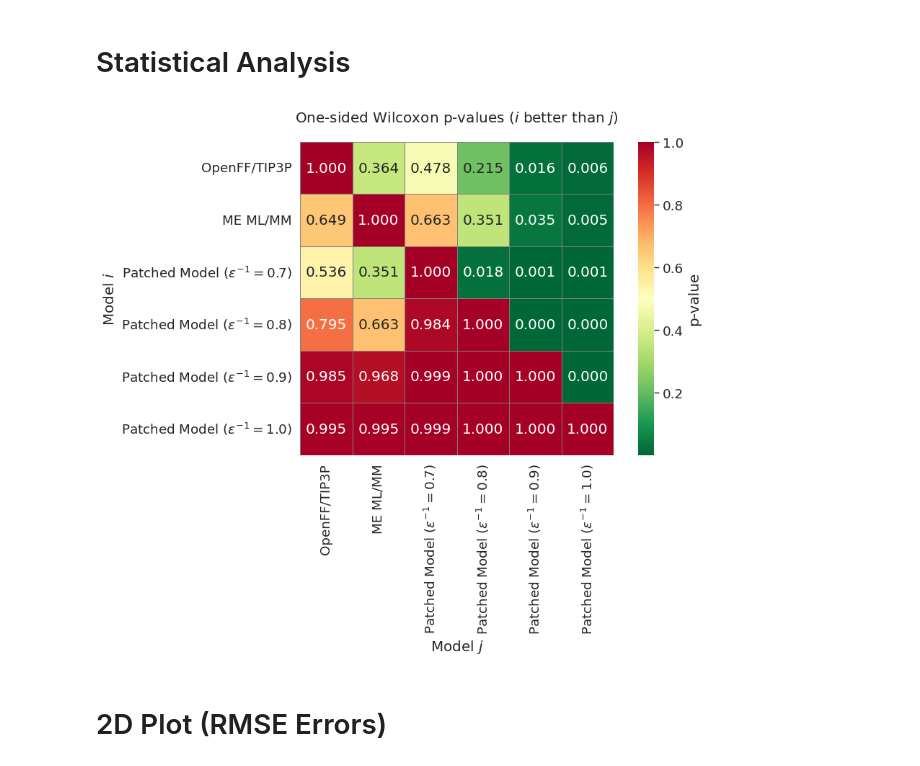
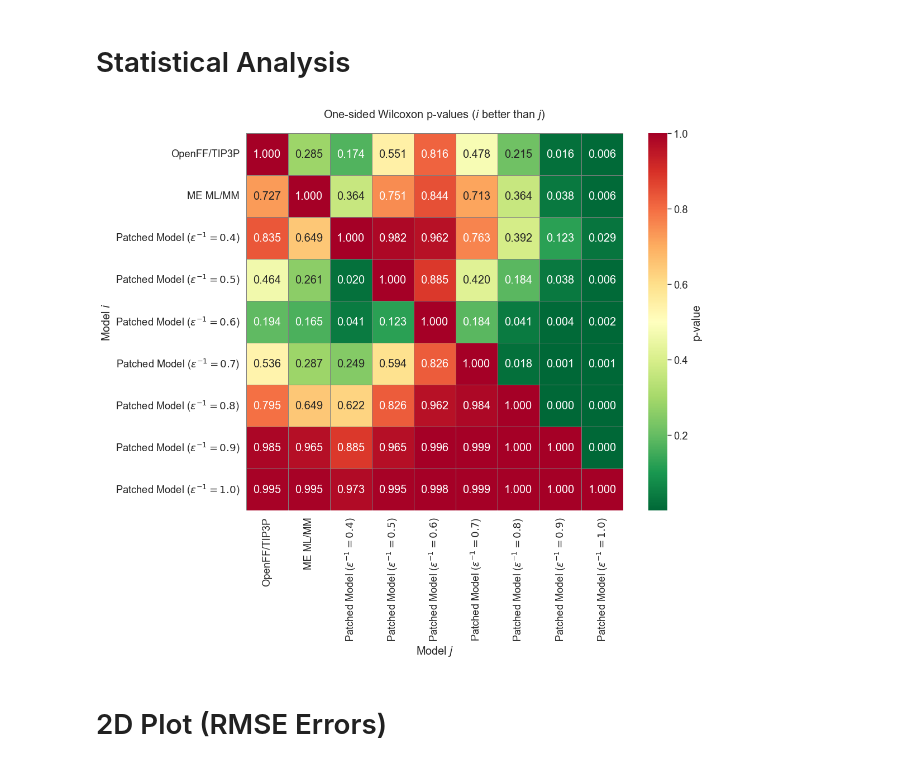
Before and after one commit to michellab/EMLE_HFE_SI, a Jupyter notebook: figures/hydration_fe/dielectric_constant/dieletric_tuning_plots.ipynb, the cells around one changed output. Cells and saved outputs as stored; diff of their text form; code cells hidden in the pictures.

```diff
--- a/figures/hydration_fe/dielectric_constant/dieletric_tuning_plots.ipynb
+++ b/figures/hydration_fe/dielectric_constant/dieletric_tuning_plots.ipynb
@@ -359,16 +401,16 @@ sns.set(style="whitegrid", palette="colorblind", context="paper", font_scale=1.5
 
 columns_to_plot = df_data_mean.columns[1:]  # Exclude 'EXP'
 num_plots = len(columns_to_plot)
-ncols = 2
+ncols = 3
 nrows = (num_plots + ncols - 1) // ncols
 
 fig, axes = plt.subplots(
     nrows=nrows, ncols=ncols, figsize=(14, 8 * nrows), sharex=False, sharey=False
 )
 
+final_statistics = {}
 axes = axes.flatten()
 
-# Define y=x line
 xx = np.linspace(-100, 100, 100)
 yy = xx
 
@@ -376,7 +418,6 @@ for i, column in enumerate(columns_to_plot):
     x = df_data_mean["EXP"]
     y = df_data_mean[column]
 
-    # Bootstrap statistics ['RMSE', 'MUE', 'R2', 'rho','KTAU','RAE']
     metrics = ["R2", "RMSE", "MUE", "MSE", "rho", "KTAU"]
     statistics = {}
     statistics_string = ""
@@ -396,6 +437,7 @@ for i, column in enumerate(columns_to_plot):
             f"{statistic_name[statistic]}: {s[statistic_type]:.2f} [{s['low']:.2f}, {s['high']:.2f}]"
             + "\n"
         )
+        final_statistics[column] = statistics
         statistics_string += string
 
     sns.lineplot(ax=axes[i], x=xx, y=yy, color="black", linestyle="--")
@@ -413,8 +455,8 @@ for i, column in enumerate(columns_to_plot):
         alpha=1.0,
         zorder=0,
     )
-    # axes[i].set_title(f'{column}')
-    if i in [0, 2]:
+
+    if i in [0, 3]:
         axes[i].set_ylabel(
             r"$\Delta G^{ML/MM}_{vac \rightarrow sol}$ [kcal.mol$^{-1}$]"
         )
@@ -452,8 +494,9 @@ for j in range(i + 1, len(axes)):
 for ax in axes:
     ax.set_aspect("equal", "box")
 
-# reduce vertical space between subplots
-plt.subplots_adjust(hspace=0.55)
-plt.savefig("ahfe_benchmark.png", bbox_inches="tight", dpi=300, transparent=True)
+plt.subplots_adjust(hspace=-0.01)
+plt.savefig(
+    "ahfe_benchmark_dieletric.pdf", bbox_inches="tight", dpi=300, transparent=True
+)
 plt.show()
 # %% [output]
@@ -465,6 +563,9 @@ from scipy.stats import wilcoxon
 
 abs_error_dG_MM = np.abs(dG_MM_MEAN - EXP_MEAN)
 abs_error_dG_ME = np.abs(dG_ME_MEAN - EXP_MEAN)
+abs_error_dG_EFF_04 = np.abs(dG_EFF_04_MEAN - EXP_MEAN)
+abs_error_dG_EFF_05 = np.abs(dG_EFF_05_MEAN - EXP_MEAN)
+abs_error_dG_EFF_06 = np.abs(dG_EFF_06_MEAN - EXP_MEAN)
 abs_error_dG_EFF_07 = np.abs(dG_EFF_07_MEAN - EXP_MEAN)
 abs_error_dG_EFF_08 = np.abs(dG_EFF_08_MEAN - EXP_MEAN)
 abs_error_dG_EFF_09 = np.abs(dG_EFF_09_MEAN - EXP_MEAN)
@@ -477,6 +578,9 @@ abs_error_dG_EFF_10 = np.abs(dG_EFF_10_MEAN - EXP_MEAN)
 errors = [
     abs_error_dG_MM,
     abs_error_dG_ME,
+    abs_error_dG_EFF_04,
+    abs_error_dG_EFF_05,
+    abs_error_dG_EFF_06,
     abs_error_dG_EFF_07,
     abs_error_dG_EFF_08,
     abs_error_dG_EFF_09,
@@ -486,6 +590,9 @@ errors = [
 names = [
     "OpenFF/TIP3P",
     "ME ML/MM",
+    r"Patched Model ($\epsilon^{-1} = 0.4$)",
+    r"Patched Model ($\epsilon^{-1} = 0.5$)",
+    r"Patched Model ($\epsilon^{-1} = 0.6$)",
     r"Patched Model ($\epsilon^{-1} = 0.7$)",
     r"Patched Model ($\epsilon^{-1} = 0.8$)",
     r"Patched Model ($\epsilon^{-1} = 0.9$)",
@@ -494,35 +601,35 @@ names = [
 alpha = 0.05
 p_values = np.ones((len(errors), len(errors)))
 
 for i in range(len(errors)):
     for j in range(len(errors)):
         if i != j:
             stat, p_one_sided = wilcoxon(errors[i], errors[j], alternative="less")
             p_values[i, j] = p_one_sided
 
 sns.set(style="whitegrid", palette="colorblind", context="paper", font_scale=1.5)
-plt.figure(figsize=(10, 8))
+plt.figure(figsize=(12, 10))
 sns.heatmap(
     p_values,
     annot=True,
     fmt=".3f",
     cmap="RdYlGn_r",
     xticklabels=names,
     yticklabels=names,
     cbar_kws={"label": "p-value", "shrink": 1.0},  # shrink colorbar to 60%
     linewidths=0.5,
     linecolor="gray",
     square=True,
 )
 plt.xlabel("Model $j$")
 plt.ylabel("Model $i$")
 plt.title("One-sided Wilcoxon p-values ($i$ better than $j$)", pad=20)
 plt.tight_layout()
 plt.savefig(
     "dieletric_wilcoxon_pvalues.pdf", bbox_inches="tight", dpi=300, transparent=True
 )
 # %% [output]
-[figure, old version]
+[figure, new version]
 # %% [markdown]
 # 2D Plot (RMSE Errors)
 # %%
```
Also changed, not shown: parts of 14 cells of this notebook, 27 other files.
